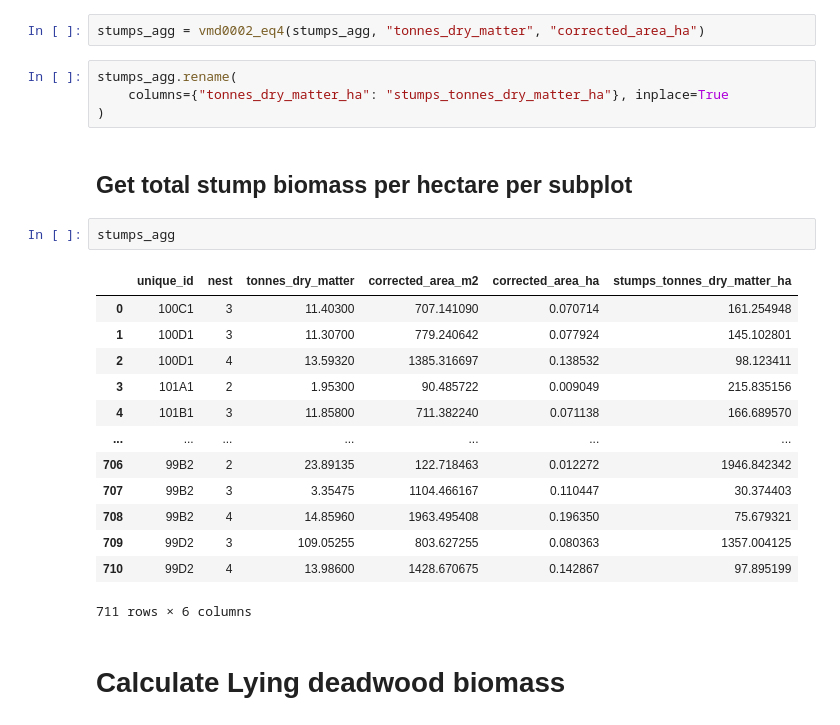
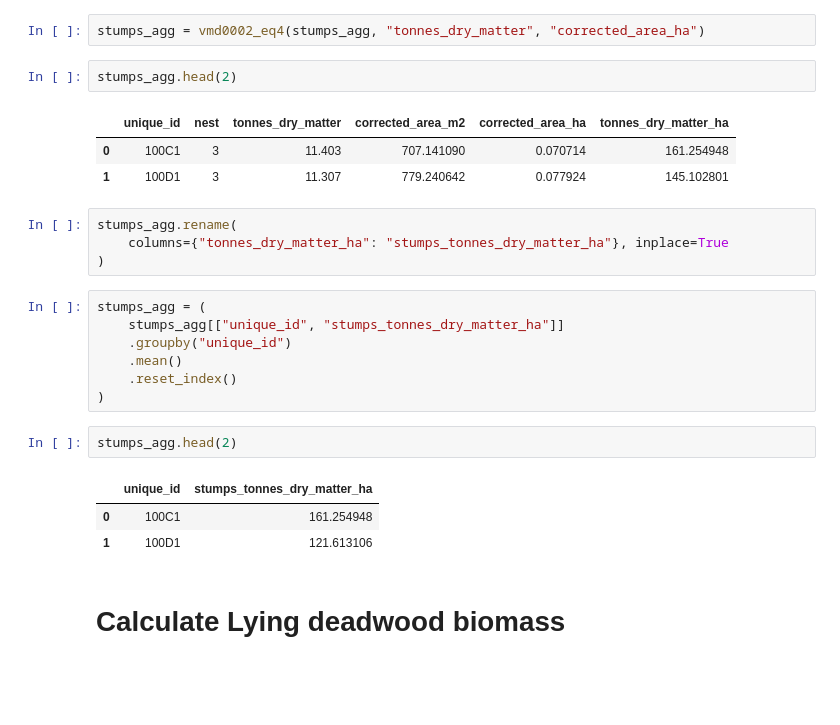
Before and after one commit to rnvllflores/ERRCalculator, a Jupyter notebook: notebooks/02_carbon_stock/03_deadwood_biomass.ipynb, the cells around one changed output. Drawn from its saved outputs; the diff is of its cells as text; blank space fills up the shorter version.

```diff
--- a/notebooks/02_carbon_stock/03_deadwood_biomass.ipynb
+++ b/notebooks/02_carbon_stock/03_deadwood_biomass.ipynb
@@ -354,28 +354,29 @@ stumps_agg["corrected_area_m2"] = stumps_agg.apply(
 stumps_agg["corrected_area_ha"] = stumps_agg["corrected_area_m2"] / 10_000
 # %%
 stumps_agg = vmd0002_eq4(stumps_agg, "tonnes_dry_matter", "corrected_area_ha")
+# %%
+stumps_agg.head(2)
+# %% [output]
+|  | unique_id | nest | tonnes_dry_matter | corrected_area_m2 | corrected_area_ha | tonnes_dry_matter_ha |
+| 0 | 100C1 | 3 | 11.403 | 707.141090 | 0.070714 | 161.254948 |
+| 1 | 100D1 | 3 | 11.307 | 779.240642 | 0.077924 | 145.102801 |
 # %%
 stumps_agg.rename(
     columns={"tonnes_dry_matter_ha": "stumps_tonnes_dry_matter_ha"}, inplace=True
 )
-# %% [markdown]
-## Get total stump biomass per hectare per subplot
+# %%
+stumps_agg = (
+    stumps_agg[["unique_id", "stumps_tonnes_dry_matter_ha"]]
+    .groupby("unique_id")
+    .mean()
+    .reset_index()
+)
 # %%
-stumps_agg
+stumps_agg.head(2)
 # %% [output]
-|  | unique_id | nest | tonnes_dry_matter | corrected_area_m2 | corrected_area_ha | stumps_tonnes_dry_matter_ha |
-| 0 | 100C1 | 3 | 11.40300 | 707.141090 | 0.070714 | 161.254948 |
-| 1 | 100D1 | 3 | 11.30700 | 779.240642 | 0.077924 | 145.102801 |
-| 2 | 100D1 | 4 | 13.59320 | 1385.316697 | 0.138532 | 98.123411 |
-| 3 | 101A1 | 2 | 1.95300 | 90.485722 | 0.009049 | 215.835156 |
-| 4 | 101B1 | 3 | 11.85800 | 711.382240 | 0.071138 | 166.689570 |
-| ... | ... | ... | ... | ... | ... | ... |
-| 706 | 99B2 | 2 | 23.89135 | 122.718463 | 0.012272 | 1946.842342 |
-| 707 | 99B2 | 3 | 3.35475 | 1104.466167 | 0.110447 | 30.374403 |
-| 708 | 99B2 | 4 | 14.85960 | 1963.495408 | 0.196350 | 75.679321 |
-| 709 | 99D2 | 3 | 109.05255 | 803.627255 | 0.080363 | 1357.004125 |
-| 710 | 99D2 | 4 | 13.98600 | 1428.670675 | 0.142867 | 97.895199 |
+|  | unique_id | stumps_tonnes_dry_matter_ha |
+| 0 | 100C1 | 161.254948 |
+| 1 | 100D1 | 121.613106 |
-711 rows × 6 columns
 # %% [markdown]
 # Calculate Lying deadwood biomass
 # %%
```
Also changed, not shown: parts of 54 cells of this notebook, 1 other file.
